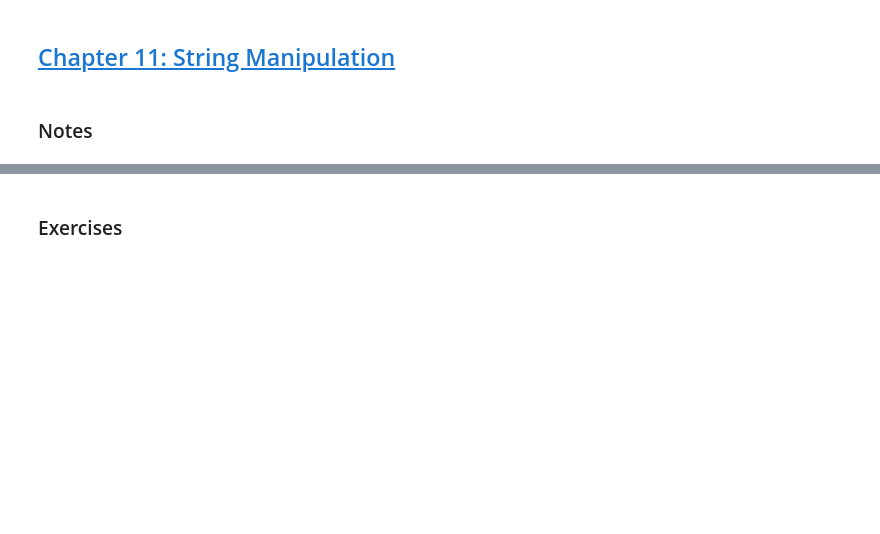
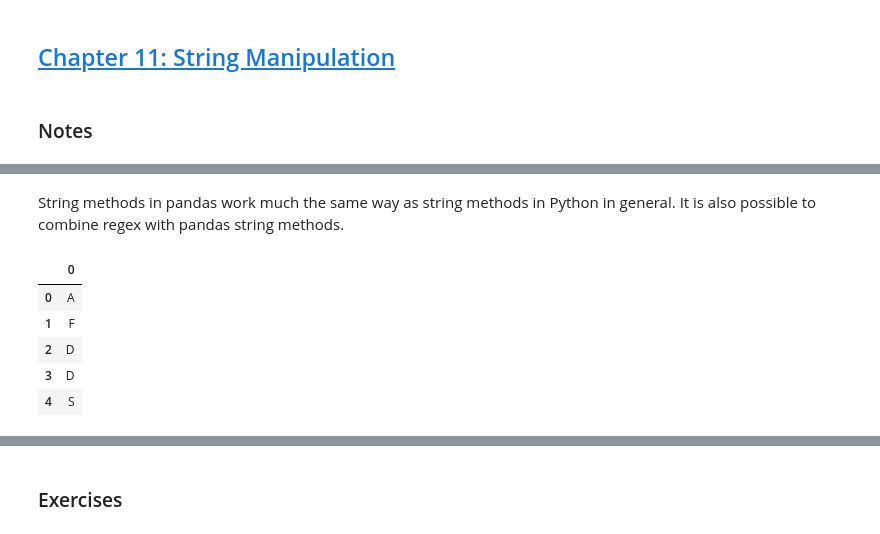
Before and after one commit to Alessine/bad_pandas, a Jupyter notebook: notebooks/220206_nb1_effective_pandas_notes.ipynb, the cells around one changed output, grey strips where cells are left out. Drawn from its saved outputs; the diff is of its cells as text; code cells hidden in the pictures; blank space fills up the shorter version.

```diff
--- a/notebooks/220206_nb1_effective_pandas_notes.ipynb
+++ b/notebooks/220206_nb1_effective_pandas_notes.ipynb
@@ -1503,0 +1504,3 @@ s2.loc[["20", "10", "2"],:]
+# %%
+make = df["make"]
+make.str.lower()
@@ -1503,0 +1550,11 @@ s2.loc[["20", "10", "2"],:]
+# %% [markdown]
+String methods in pandas work much the same way as string methods in Python in general. It is also possible to combine regex with pandas string methods.
+# %%
+make.str.extract(r'([^a-z])').head()  # Remove all lower case characters
+# %% [output]
+|  | 0 |
+| 0 | A |
+| 1 | F |
+| 2 | D |
+| 3 | D |
+| 4 | S |
```
Also changed, not shown: parts of 32 cells of this notebook, 1 other file.
